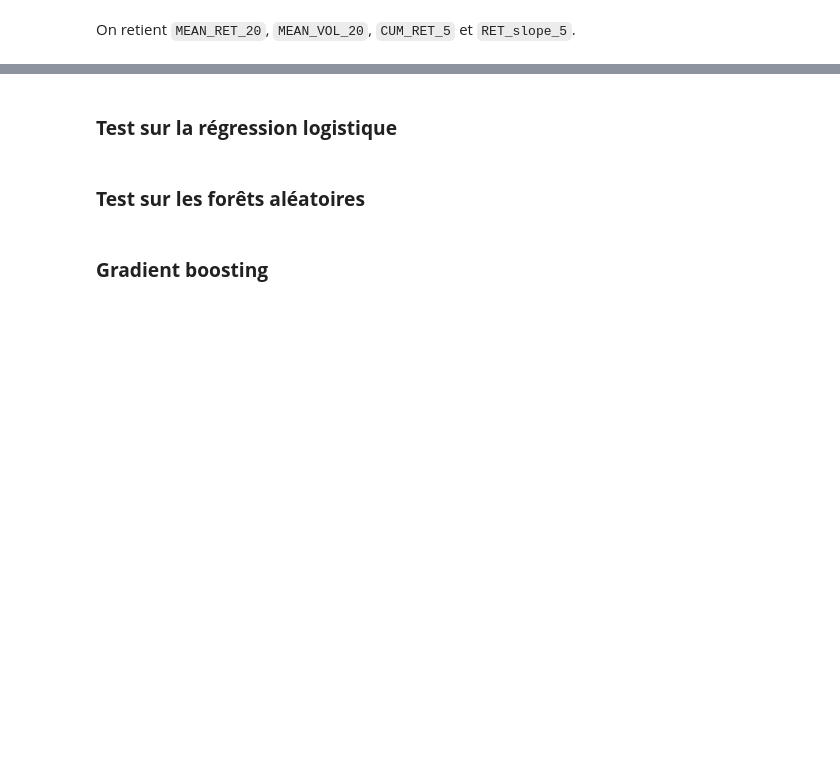
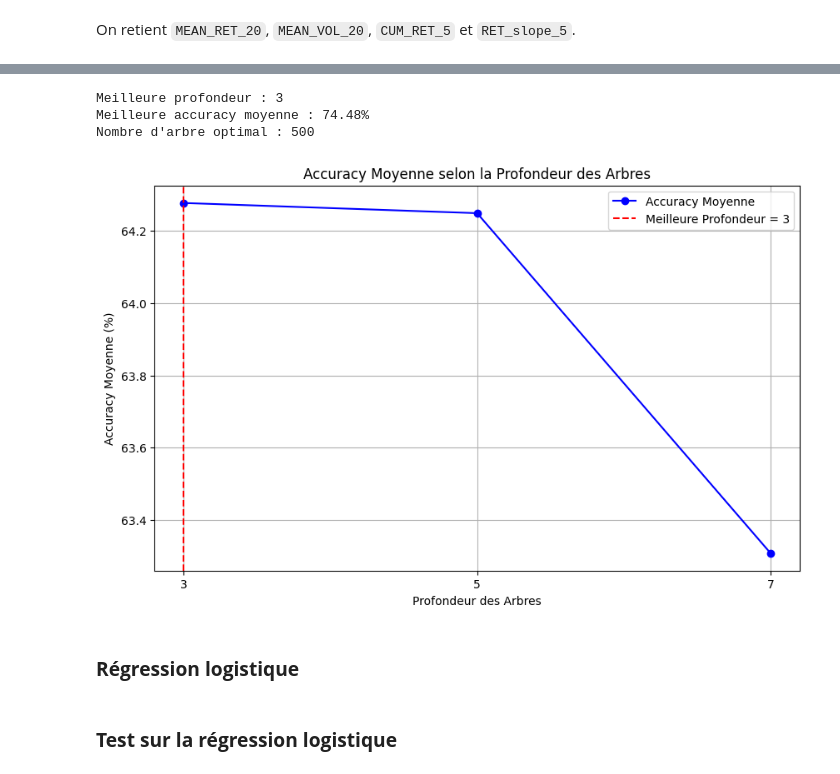
Before and after one commit to NailKhelifa/Stock_prediction_QRT, a Jupyter notebook: Data_exploration.ipynb, the cells around one changed output, grey strips where cells are left out. Saved outputs shown, nothing was run; the diff lists cells and outputs as text; code cells hidden in the pictures; blank space fills up the shorter version.

```diff
--- a/Data_exploration.ipynb
+++ b/Data_exploration.ipynb
@@ -240,2 +214,67 @@ def Tree_classifier(df_train, df_test, features_list, max_features=None):
+# %%
+# Liste des features et target
+features_list = ['MEAN_RET_20', 'MEAN_VOL_20', 'cum_RET_5', 'RET_slope_5']
+X_train = transformed_X_stock_1[features_list].fillna(0)
+y_train = transformed_X_stock_1['RET']
+
+# Définir la grille d'hyperparamètres (profondeur des arbres de 3 à 15)
+param_grid = {
+    'n_estimators': [100, 200, 500],
+    'learning_rate': [0.01, 0.05, 0.1],
+    'max_depth': [3, 5, 7],
+    'min_samples_split': [2, 5, 10],
+    'min_samples_leaf': [1, 2, 5],
+    'subsample': [0.6, 0.8, 1.0]
+}
+
+# Configurer GridSearchCV avec K-Fold Cross-Validation (5 plis)
+cv = KFold(n_splits=5, shuffle=True, random_state=0)
+model = GradientBoostingClassifier(random_state=0)
+grid_search = GridSearchCV(estimator=model, param_grid=param_grid, cv=cv, scoring='accuracy', n_jobs=-1)
+
+# Entraîner le modèle avec GridSearchCV
+grid_search.fit(X_train, y_train)
+
+# Meilleurs paramètres et score
+best_depth = grid_search.best_params_['max_depth']
+best_score = grid_search.best_score_
+optimal_nb_tree  = grid_search.best_params_['n_estimators']
+
+print(f"Meilleure profondeur : {best_depth}")
+print(f"Meilleure accuracy moyenne : {best_score * 100:.2f}%")
+print(f"Nombre d'arbre optimal : {optimal_nb_tree}")
+
+# Récupérer les résultats par profondeur
+results = grid_search.cv_results_
+mean_accuracies = []
+depth_range = param_grid['max_depth']
+
+# Calculer l'accuracy moyenne pour chaque profondeur
+for depth in depth_range:
+    # Sélectionner les indices où la profondeur est égale à `depth`
+    indices = [i for i, param in enumerate(results['param_max_depth']) if param == depth]
+    # Calculer la moyenne des scores pour ces indices
+    mean_score = np.mean([results['mean_test_score'][i] for i in indices])
+    mean_accuracies.append(mean_score)
+
+# Tracer l'accuracy moyenne selon la profondeur
+fig, ax = plt.subplots(figsize=(10, 6))
+ax.plot(depth_range, np.array(mean_accuracies) * 100, marker='o', linestyle='-', color='b', label='Accuracy Moyenne')
+ax.set_title("Accuracy Moyenne selon la Profondeur des Arbres")
+ax.set_xlabel("Profondeur des Arbres")
+ax.set_ylabel("Accuracy Moyenne (%)")
+ax.set_xticks(depth_range)
+ax.grid()
+ax.axvline(x=best_depth, color='r', linestyle='--', label=f'Meilleure Profondeur = {best_depth}')
+ax.legend()
+
+plt.show()
+# %% [output]
+Meilleure profondeur : 3
+Meilleure accuracy moyenne : 74.48%
+Nombre d'arbre optimal : 500
+[figure, added]
+# %% [markdown]
+### **Régression logistique**
 # %% [markdown]
 ### **Test sur la régression logistique**
@@ -302,2 +280,0 @@ Logistic_classifier(df_train=df_train,
-# %% [markdown]
-### **Test sur les forêts aléatoires**
@@ -360,2 +280,0 @@ RandomForest_classifier(df_train=df_train,
-# %% [markdown]
-### **Gradient boosting**
```
Also changed, not shown: parts of 18 cells of this notebook, 1 other file.
